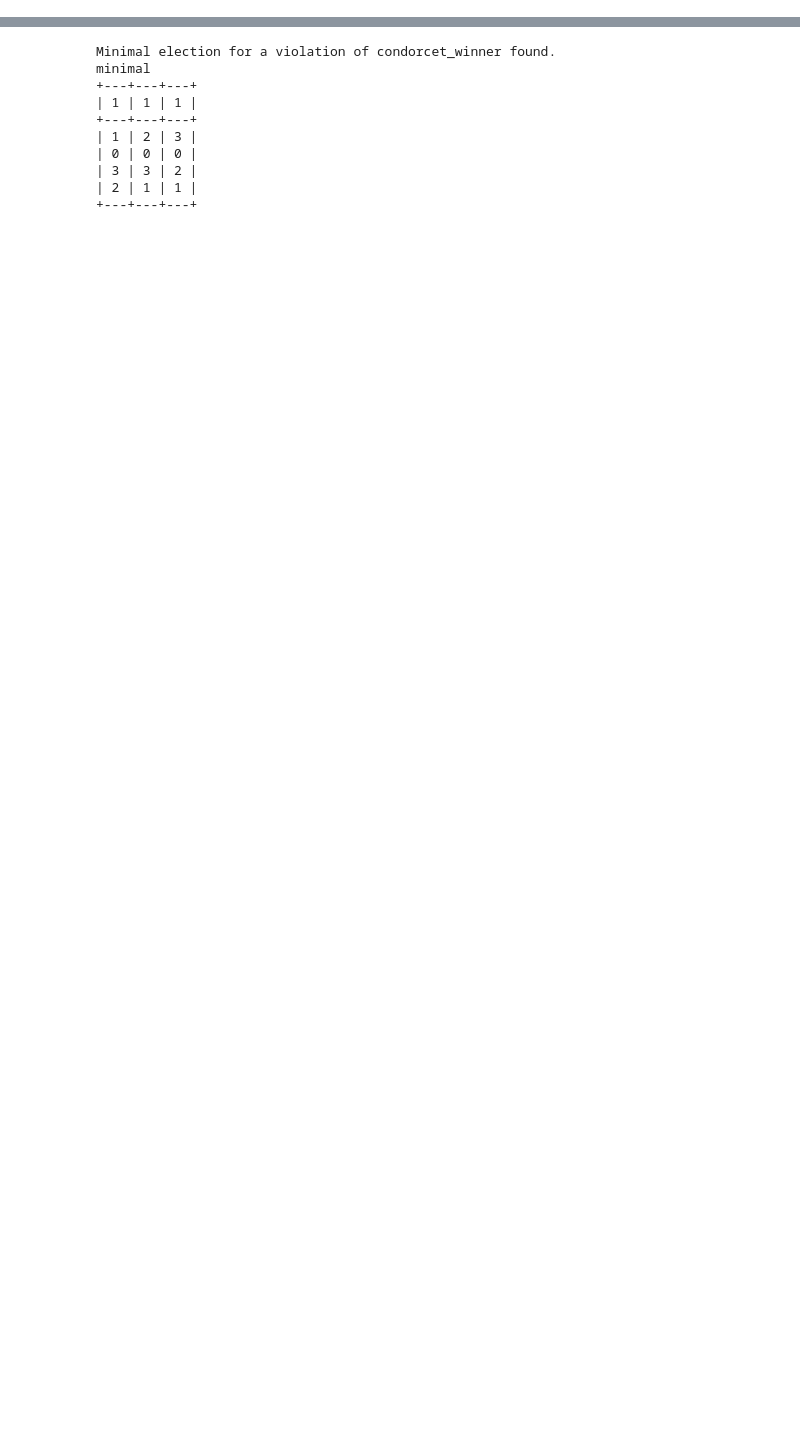
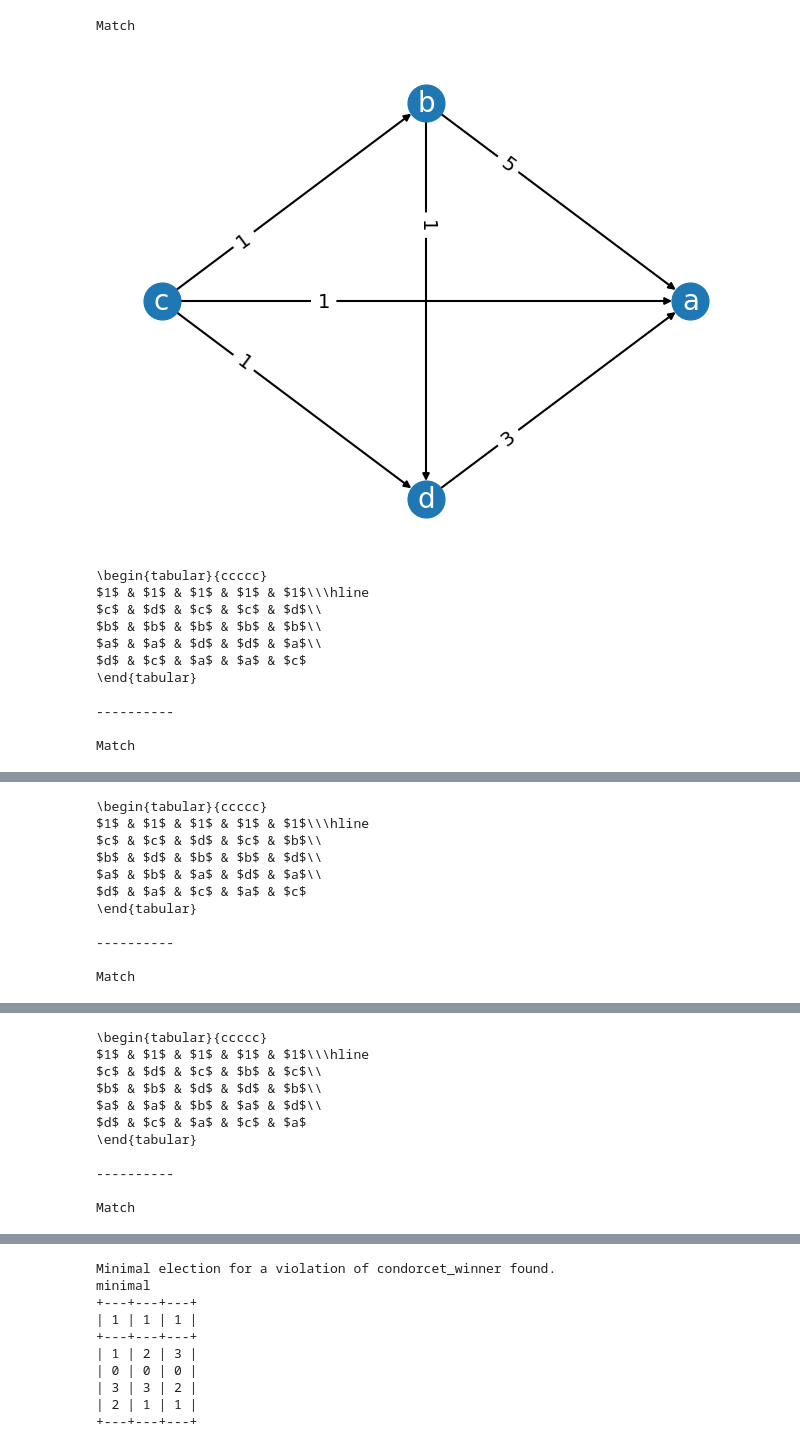
Before and after one commit to voting-tools/pref_voting, a Jupyter notebook: testing.ipynb, the cells around one changed output, grey strips where cells are left out. Saved outputs shown, nothing was run; the diff lists cells and outputs as text; code cells hidden in the pictures; blank space fills up the shorter version.

```diff
--- a/testing.ipynb
+++ b/testing.ipynb
@@ -11,0 +316,30 @@ from pref_voting.axioms import *
+# %%
+for t in range(100000):
+    _prof = generate_profile(4, 5)
+    rankings = list(_prof.rankings)
+    if True or len(rankings) == 5:
+        prof = Profile([
+            [c, b, a, d]
+        ] + rankings[1:], cmap=cmap)
+        mg = prof.margin_graph()
+        orig_maj_g = orig_prof.margin_graph()
+        if mg == orig_maj_g:
+            print('Match')
+            mg.display()
+            print(prof.to_latex())
+
+            print("\n----------\n")
+# %% [output]
+Match
+[figure, added]
+\begin{tabular}{ccccc}
+$1$ & $1$ & $1$ & $1$ & $1$\\\hline
+$c$ & $d$ & $c$ & $c$ & $d$\\
+$b$ & $b$ & $b$ & $b$ & $b$\\
+$a$ & $a$ & $d$ & $d$ & $a$\\
+$d$ & $c$ & $a$ & $a$ & $c$
+\end{tabular}
+
+----------
+
+Match
@@ -11,0 +347,11 @@ from pref_voting.axioms import *
+\begin{tabular}{ccccc}
+$1$ & $1$ & $1$ & $1$ & $1$\\\hline
+$c$ & $c$ & $d$ & $c$ & $b$\\
+$b$ & $d$ & $b$ & $b$ & $d$\\
+$a$ & $b$ & $a$ & $d$ & $a$\\
+$d$ & $a$ & $c$ & $a$ & $c$
+\end{tabular}
+
+----------
+
+Match
@@ -11,0 +359,11 @@ from pref_voting.axioms import *
+\begin{tabular}{ccccc}
+$1$ & $1$ & $1$ & $1$ & $1$\\\hline
+$c$ & $d$ & $c$ & $b$ & $c$\\
+$b$ & $b$ & $d$ & $d$ & $b$\\
+$a$ & $a$ & $b$ & $a$ & $d$\\
+$d$ & $c$ & $a$ & $c$ & $a$
+\end{tabular}
+
+----------
+
+Match
```
Also changed, not shown: parts of 12 cells of this notebook, 15 other files.
